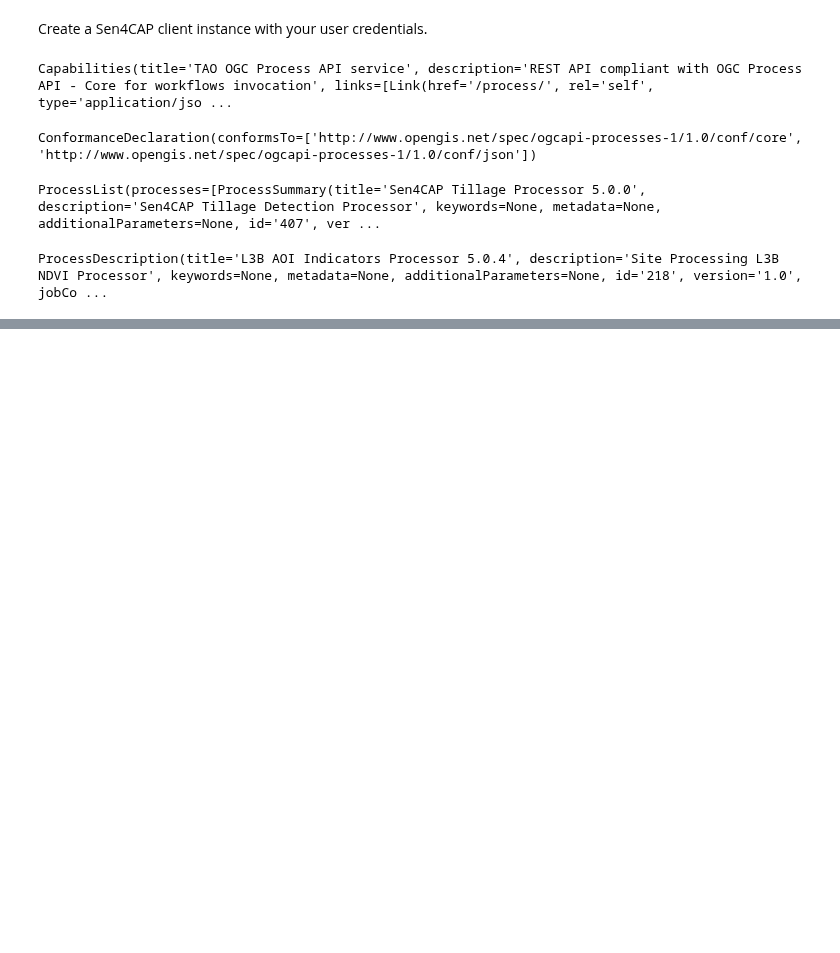
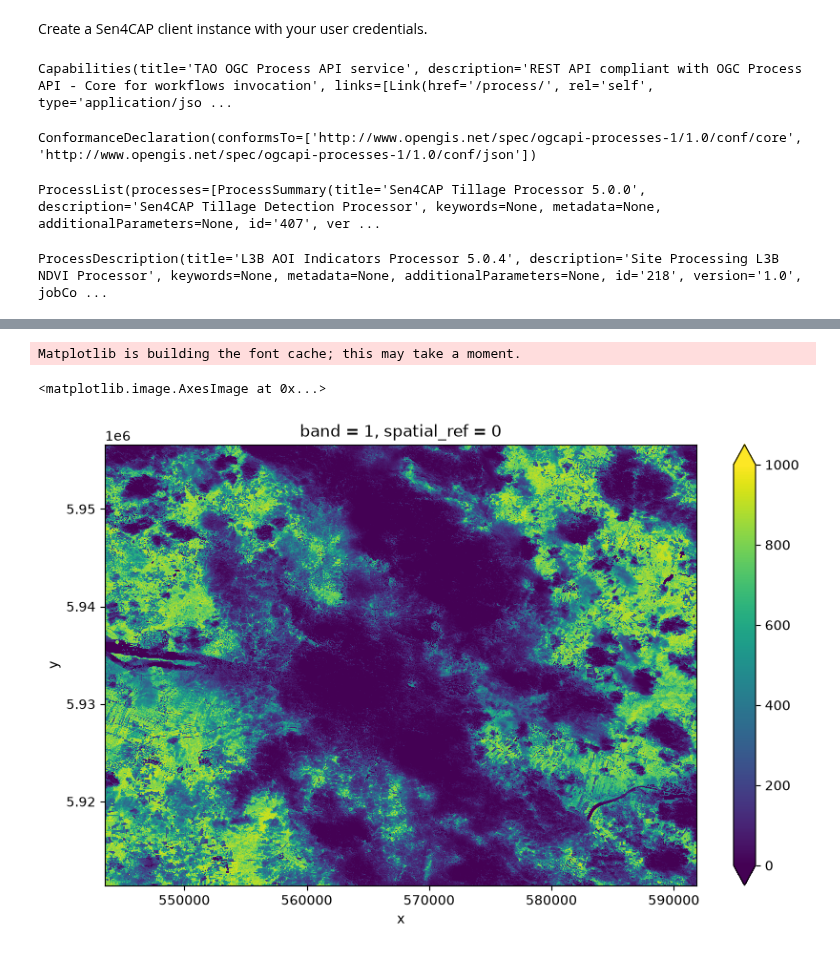
Before and after one commit to Sen4CAP/sen4cap-client, a Jupyter notebook: notebooks/client-api.ipynb, the cells around one changed output, grey strips where cells are left out. Drawn from its saved outputs; the diff is of its cells as text; code cells hidden in the pictures; blank space fills up the shorter version.

```diff
--- a/notebooks/client-api.ipynb
+++ b/notebooks/client-api.ipynb
@@ -94,0 +119,6 @@ client.get_job("job_2")
+# %%
+da.isel(band=0).plot.imshow(figsize=(10, 6), vmin=0, vmax=1000)
+# %% [output]
+Matplotlib is building the font cache; this may take a moment.
+<matplotlib.image.AxesImage at 0x...>
+[figure, added]
```
Also changed, not shown: parts of 8 cells of this notebook, 9 other files.
